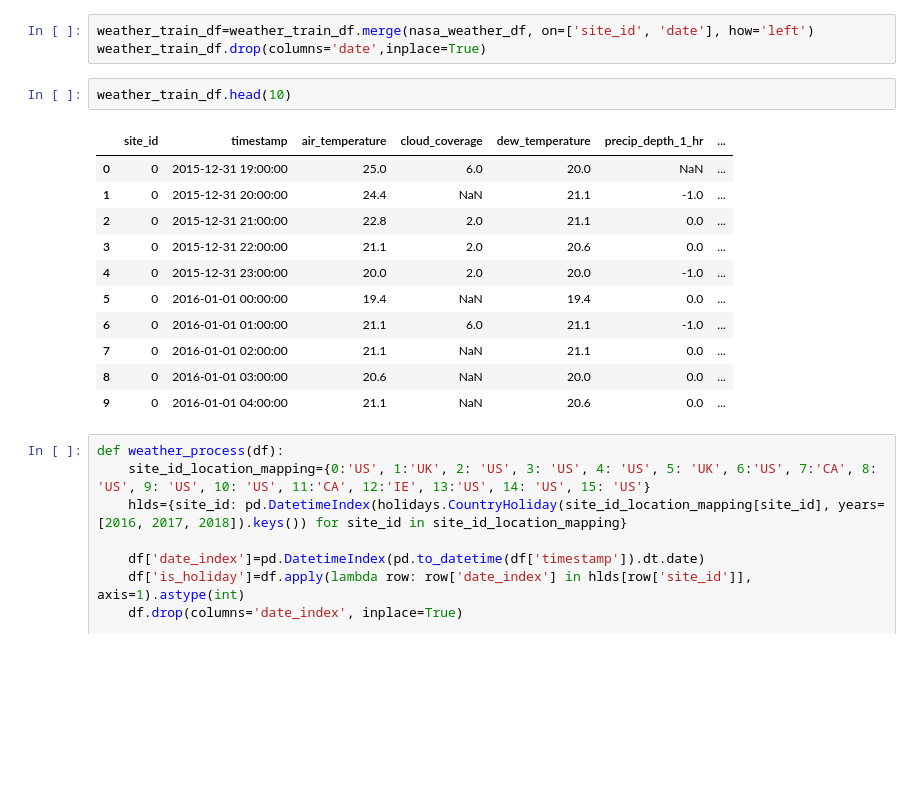
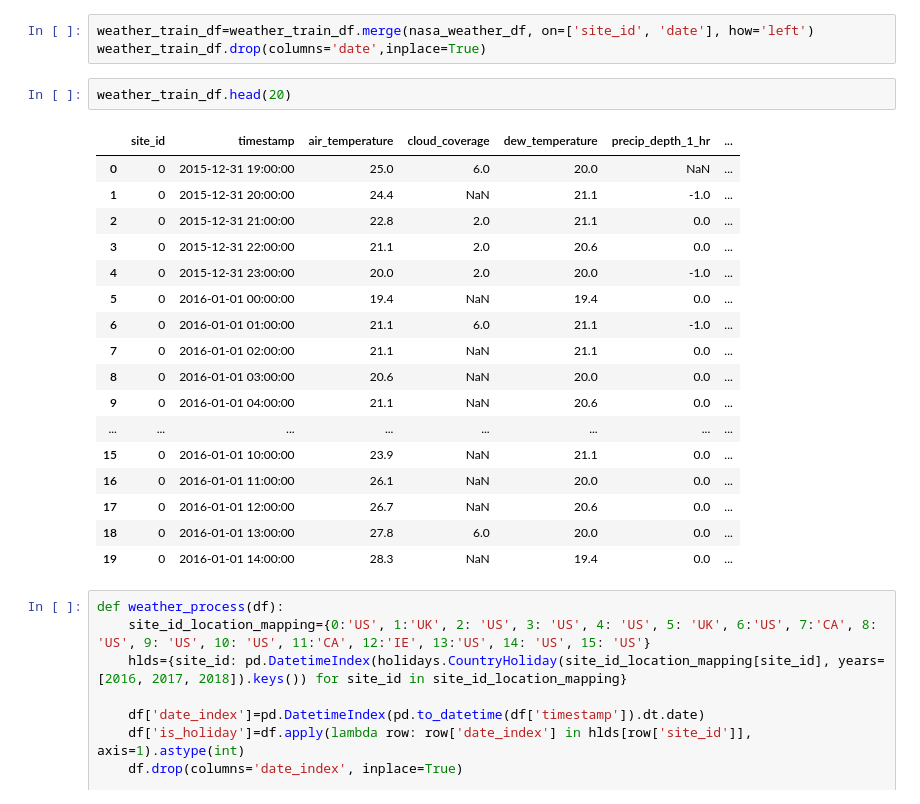
Before and after one commit to OleksiiYeromenko/ashrae-energy-prediction, a Jupyter notebook: models/ashrae-training-lgbm-by-meter-type.ipynb, the cells around one changed output. Saved outputs shown, nothing was run; the diff lists cells and outputs as text; blank space fills up the shorter version.

```diff
--- a/models/ashrae-training-lgbm-by-meter-type.ipynb
+++ b/models/ashrae-training-lgbm-by-meter-type.ipynb
@@ -142,19 +151,25 @@ weather_train_df['date'] = weather_train_df['timestamp'].dt.date
 weather_train_df=weather_train_df.merge(nasa_weather_df, on=['site_id', 'date'], how='left')
 weather_train_df.drop(columns='date',inplace=True)
 # %%
-weather_train_df.head(10)
+weather_train_df.head(20)
 # %% [output]
 |  | site_id | timestamp | air_temperature | cloud_coverage | dew_temperature | precip_depth_1_hr | ... |
 | 0 | 0 | 2015-12-31 19:00:00 | 25.0 | 6.0 | 20.0 | NaN | ... |
 | 1 | 0 | 2015-12-31 20:00:00 | 24.4 | NaN | 21.1 | -1.0 | ... |
 | 2 | 0 | 2015-12-31 21:00:00 | 22.8 | 2.0 | 21.1 | 0.0 | ... |
 | 3 | 0 | 2015-12-31 22:00:00 | 21.1 | 2.0 | 20.6 | 0.0 | ... |
 | 4 | 0 | 2015-12-31 23:00:00 | 20.0 | 2.0 | 20.0 | -1.0 | ... |
 | 5 | 0 | 2016-01-01 00:00:00 | 19.4 | NaN | 19.4 | 0.0 | ... |
 | 6 | 0 | 2016-01-01 01:00:00 | 21.1 | 6.0 | 21.1 | -1.0 | ... |
 | 7 | 0 | 2016-01-01 02:00:00 | 21.1 | NaN | 21.1 | 0.0 | ... |
 | 8 | 0 | 2016-01-01 03:00:00 | 20.6 | NaN | 20.0 | 0.0 | ... |
 | 9 | 0 | 2016-01-01 04:00:00 | 21.1 | NaN | 20.6 | 0.0 | ... |
+| ... | ... | ... | ... | ... | ... | ... | ... |
+| 15 | 0 | 2016-01-01 10:00:00 | 23.9 | NaN | 21.1 | 0.0 | ... |
+| 16 | 0 | 2016-01-01 11:00:00 | 26.1 | NaN | 20.0 | 0.0 | ... |
+| 17 | 0 | 2016-01-01 12:00:00 | 26.7 | NaN | 20.6 | 0.0 | ... |
+| 18 | 0 | 2016-01-01 13:00:00 | 27.8 | 6.0 | 20.0 | 0.0 | ... |
+| 19 | 0 | 2016-01-01 14:00:00 | 28.3 | NaN | 19.4 | 0.0 | ... |
 # %%
 def weather_process(df):
     site_id_location_mapping={0:'US', 1:'UK', 2: 'US', 3: 'US', 4: 'US', 5: 'UK', 6:'US', 7:'CA', 8: 'US', 9: 'US', 10: 'US', 11:'CA', 12:'IE', 13:'US', 14: 'US', 15: 'US'}
```
Also changed, not shown: parts of 22 cells of this notebook.
